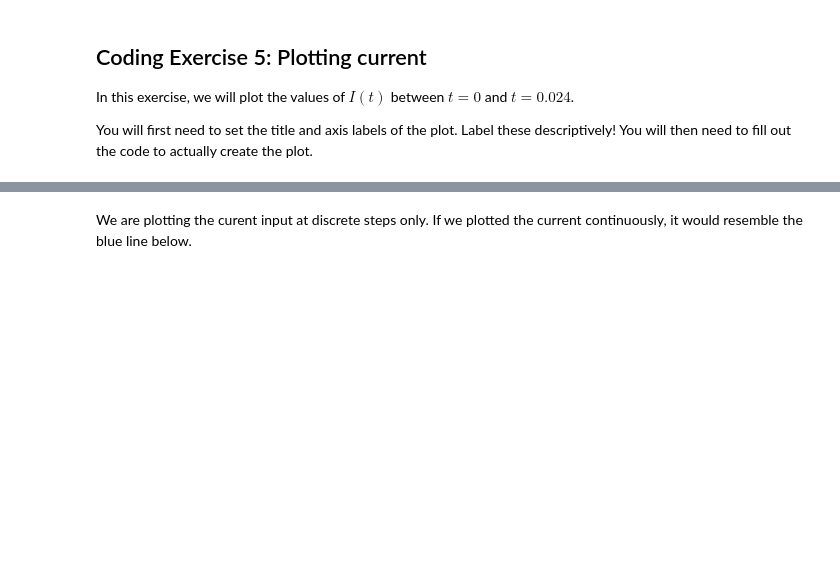
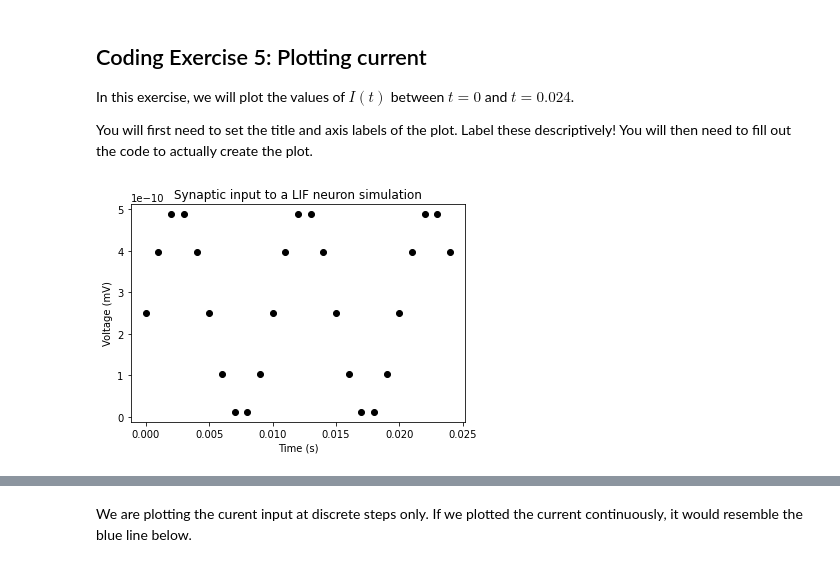
Before and after one commit to SuhaasAdiraju/NeuromatchAcademy2021_Workthrough_SA, a Jupyter notebook: tutorials/W0D1_PythonWorkshop1/student/W0D1_Tutorial1.ipynb, the cells around one changed output, grey strips where cells are left out. Saved outputs shown, nothing was run; the diff lists cells and outputs as text; code cells hidden in the pictures; blank space fills up the shorter version.

```diff
--- a/tutorials/W0D1_PythonWorkshop1/student/W0D1_Tutorial1.ipynb
+++ b/tutorials/W0D1_PythonWorkshop1/student/W0D1_Tutorial1.ipynb
@@ -367,6 +367,9 @@ We need to reorganize the Eq. (1) to isolate $V\left(t+\Delta t\right)$ on the l
 V(t + \Delta t) =  V(t) + \frac{\Delta t}{\tau_m}(E_l -V(t) + R I(t))
 \end{equation}
 # %%
+# For clarity, the derivative is telling you how the mem potential is changing with respect to a certain increment of time, but not telling you the actual membrane potential over time.
+# for that we will need to integrate the differential equation
+
 #################################################
 ## TODO for students: fill out compute v code ##
 # Fill out code and comment or remove the next line
@@ -376,7 +379,7 @@ V(t + \Delta t) =  V(t) + \frac{\Delta t}{\tau_m}(E_l -V(t) + R I(t))
 # Initialize step_end and v0
 step_end = 10
 v = el
-step = 2
+
 # Loop for step_end steps
 for step in range(step_end):
   # Compute value of t
@@ -479,33 +491,35 @@ You will first need to set the title and axis labels of the plot. Label these de
 # %%
 #################################################
 ## TODO for students: fill out the figure initialization and plotting code below ##
 # Fill out code and comment or remove the next line
-raise NotImplementedError("Student exercise: You need to fill out current figure code")
+    #raise NotImplementedError("Student exercise: You need to fill out current figure code")
 #################################################
 
 # Initialize step_end
 step_end = 25
 
 # Initialize the figure
 plt.figure()
-plt.title(...)
-plt.xlabel(...)
-plt.ylabel(...)
+plt.title('Synaptic input to a LIF neuron simulation')
+plt.xlabel('Time (s)')
+plt.ylabel('Voltage (mV)')
 
 # Loop for step_end steps
 for step in range(step_end):
 
   # Compute value of t
   t = step * dt
 
   # Compute value of i at this time step
   i = i_mean * (1 + np.sin((t * 2 * np.pi) / 0.01))
 
   # Plot i (use 'ko' to get small black dots (short for color='k' and marker = 'o'))
-  plt.plot(...)
+  plt.plot(t, i, color = 'k', marker = 'o')
 
 # Display the plot
 plt.show()
+# %% [output]
+[figure, added]
 # %% [markdown]
 [*Click for solution*](https://github.com/NeuromatchAcademy/precourse/tree/main//tutorials/W0D1_PythonWorkshop1/solutions/W0D1_Tutorial1_Solution_c15c544f.py)
 
```
Also changed, not shown: parts of 4 cells of this notebook.
